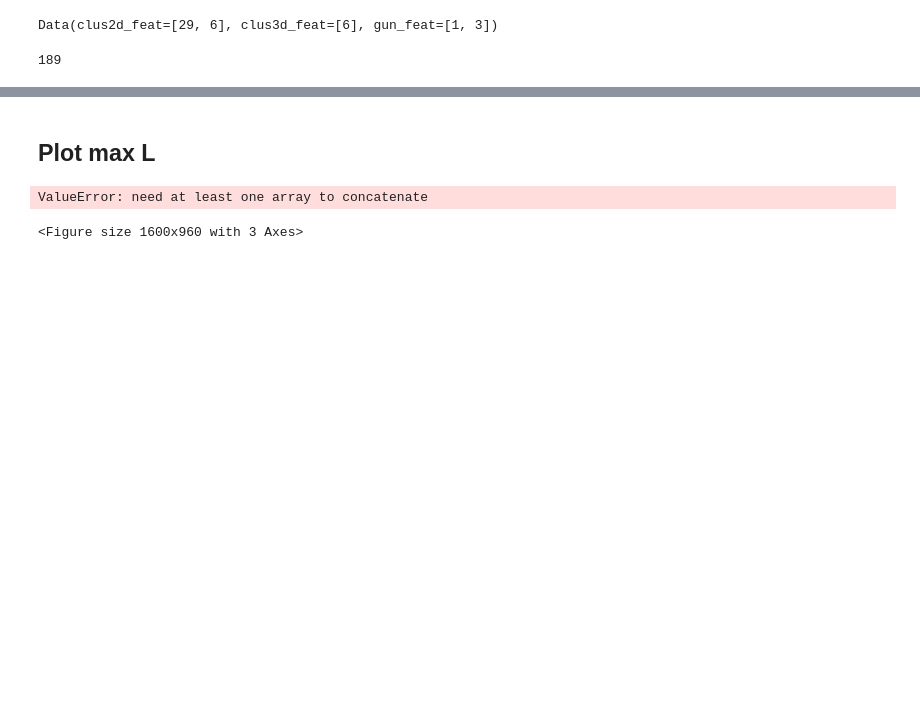
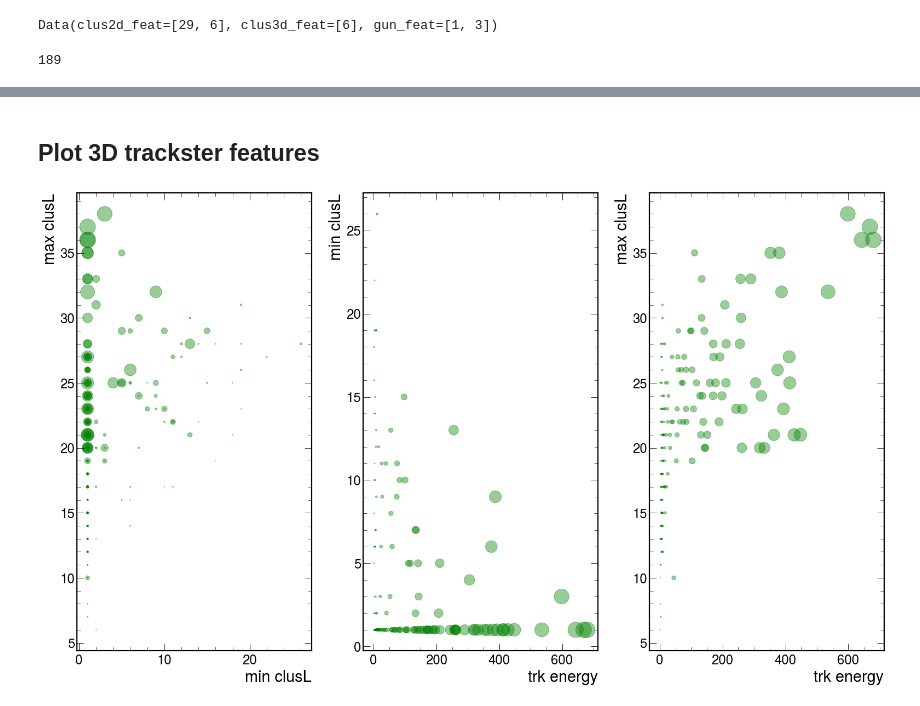
Before and after one commit to acappati/HGCalReco_scripts, a Jupyter notebook: Visualization_pho-pi_files.ipynb, the cells around one changed output, grey strips where cells are left out. Saved outputs shown, nothing was run; the diff lists cells and outputs as text; code cells hidden in the pictures; blank space fills up the shorter version.

```diff
--- a/Visualization_pho-pi_files.ipynb
+++ b/Visualization_pho-pi_files.ipynb
@@ -202,42 +201,38 @@ plt.show()
-# %% [markdown]
-## Plot max L
-# %%
-# TO BE FIXED
-plt.style.use(hep.style.CMS)
-
-fig, axs = plt.subplots(1, 3, figsize=(20,12),dpi=80)
-
-# --- fancy colors for the plot
-colormap = plt.colormaps.get_cmap('viridis')
-num_colors = len(loadfile_pi)
-color_palette = [colormap(i) for i in np.linspace(0, 1, num_colors)]
-
-
-## counter for color list
-i_colors = 0
-
-# loop over all the events
-for ins in loadfile_pi:
-
-    # sample = trackster of the file with its features
-    # features: trkcluseta,trkclusphi,trkclusen,trkclustime, min(clusL),max(clusL)
-    sample = ins.clus3d_feat
-
-
-    axs[0].scatter(sample[4],sample[5],s=sample[3], color=color_palette[i_colors], alpha=0.4)
-    axs[0].set_xlabel('min clusL')
-    axs[0].set_ylabel('max clusL')
-    axs[1].scatter(sample[4],sample[0],s=sample[3], color=color_palette[i_colors], alpha=0.4)
-    axs[1].set_xlabel('min clusL')
-    axs[1].set_ylabel('trk eta')
-    axs[2].scatter(sample[5],sample[0],s=sample[3], color=color_palette[i_colors], alpha=0.4)
-    axs[2].set_xlabel('max clusL')
-    axs[2].set_ylabel('trk eta')
-
-    i_colors = i_colors +1 ## counter for color list
-
-
-plt.show()
-# %% [output]
-ValueError: need at least one array to concatenate
-<Figure size 1600x960 with 3 Axes>
+# %% [markdown]
+## Plot 3D trackster features
+# %%
+plt.style.use(hep.style.CMS)
+
+fig, axs = plt.subplots(1, 3, figsize=(20,12),dpi=80)
+
+
+## counter for color list
+i_colors = 0
+
+# def arrays
+# the clus3d_feat is a tensor of only 6 features (an array basically ?)
+# the .item() extract the item value from the tensor
+arr_trkcluseta  = [ins.clus3d_feat[0].item() for ins in loadfile_pi]
+arr_trkclusphi  = [ins.clus3d_feat[1].item() for ins in loadfile_pi]
+arr_trkclusen   = [ins.clus3d_feat[2].item() for ins in loadfile_pi]
+arr_trkclustime = [ins.clus3d_feat[3].item() for ins in loadfile_pi]
+arr_minL = [ins.clus3d_feat[4].item() for ins in loadfile_pi]
+arr_maxL = [ins.clus3d_feat[5].item() for ins in loadfile_pi]
+
+
+# plots
+axs[0].scatter(arr_minL,arr_maxL,s=arr_trkclusen, color="green", alpha=0.4)
+axs[0].set_xlabel('min clusL')
+axs[0].set_ylabel('max clusL')
+axs[1].scatter(arr_trkclusen,arr_minL,s=arr_trkclusen, color="green", alpha=0.4)
+axs[1].set_xlabel('trk energy')
+axs[1].set_ylabel('min clusL')
+axs[2].scatter(arr_trkclusen,arr_maxL,s=arr_trkclusen, color="green", alpha=0.4)
+axs[2].set_xlabel('trk energy')
+axs[2].set_ylabel('max clusL')
+
+
+plt.tight_layout()
+plt.show()
+# %% [output]
+[figure, added]
```
Also changed, not shown: parts of 4 cells of this notebook.
